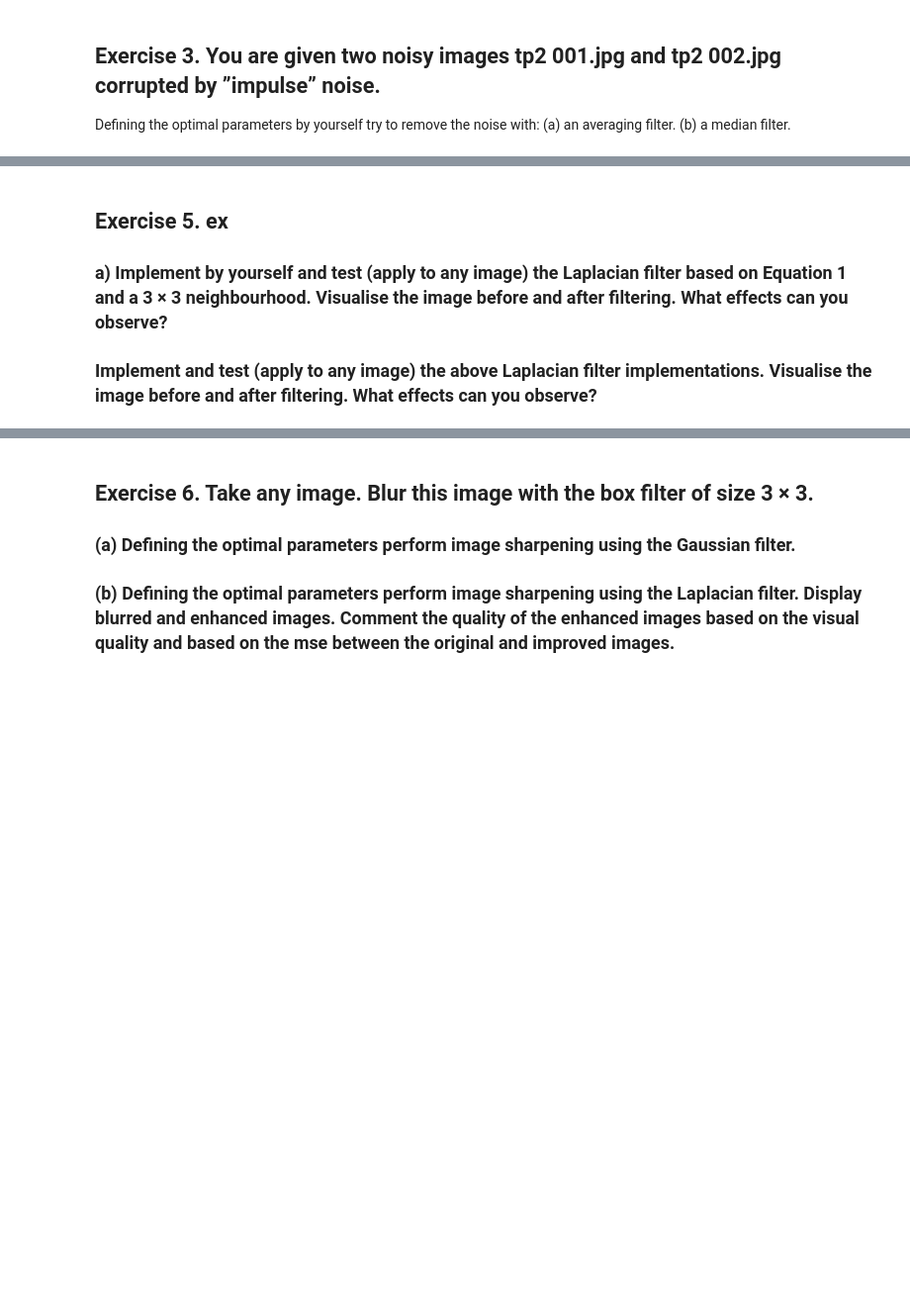
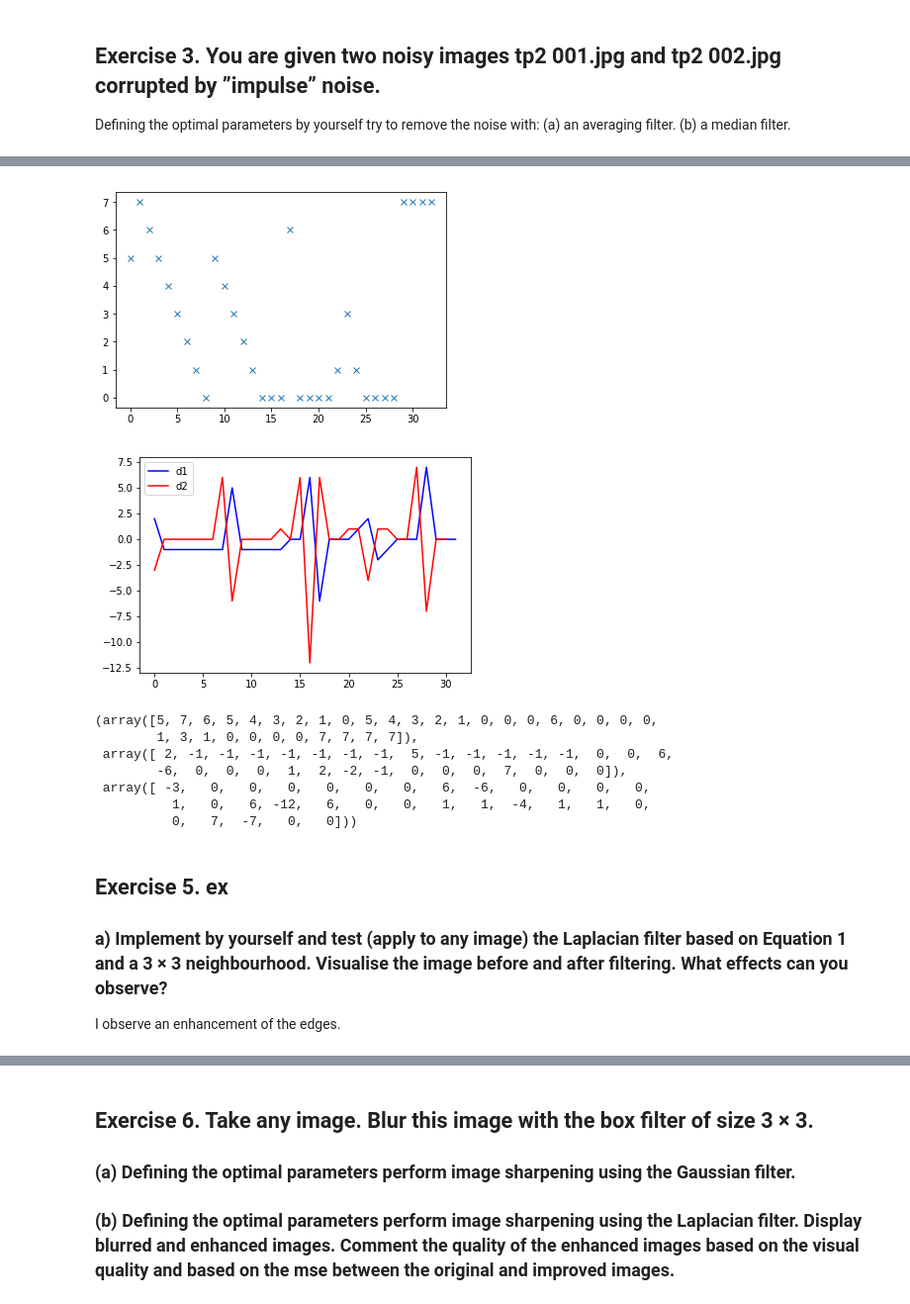
Before and after one commit to partizanos/advanced_image_processing, a Jupyter notebook: AIP_TP2.ipynb, the cells around one changed output, grey strips where cells are left out. Shown at 99% size. Drawn from its saved outputs; the diff is of its cells as text; code cells hidden in the pictures; blank space fills up the shorter version.

```diff
--- a/AIP_TP2.ipynb
+++ b/AIP_TP2.ipynb
@@ -193,5 +213,29 @@ x = [5, 7, 6, 5, 4, 3, 2, 1, 0, 5, 4, 3, 2, 1, 0, 0, 0, 6, 0, 0, 0, 0, 1, 3, 1,
+# %%
+x = [5, 7, 6, 5, 4, 3, 2, 1, 0, 5, 4, 3, 2, 1, 0, 0, 0, 6, 0, 0, 0, 0, 1, 3, 1, 0, 0, 0, 0, 7, 7, 7, 7]
+x = np.array(x)
+
+d1 = x[1:] - x[0:-1]
+d2 = x[2:] + x[0:-2] - 2* x[1:-1]
+plt.plot(x, "x");plt.show()
+# plt.plot(d1, "bx");
+plt.plot(d1, "b");
+# plt.plot(d2, "ro");
+plt.plot(d2, "r");
+plt.legend(["d1","d2"]);plt.show()
+x, d1, d2
+# %% [output]
+[figure, added]
+[figure, added]
+(array([5, 7, 6, 5, 4, 3, 2, 1, 0, 5, 4, 3, 2, 1, 0, 0, 0, 6, 0, 0, 0, 0,
+        1, 3, 1, 0, 0, 0, 0, 7, 7, 7, 7]),
+ array([ 2, -1, -1, -1, -1, -1, -1, -1,  5, -1, -1, -1, -1, -1,  0,  0,  6,
+        -6,  0,  0,  0,  1,  2, -2, -1,  0,  0,  0,  7,  0,  0,  0]),
+ array([ -3,   0,   0,   0,   0,   0,   0,   6,  -6,   0,   0,   0,   0,
+          1,   0,   6, -12,   6,   0,   0,   1,   1,  -4,   1,   1,   0,
+          0,   7,  -7,   0,   0]))
 # %% [markdown]
 ## Exercise 5. ex
 ### a) Implement by yourself and test (apply to any image) the Laplacian filter based on Equation 1 and a 3 × 3 neighbourhood. Visualise the image before and after filtering. What effects can you observe?
 
-### Implement and test (apply to any image) the above Laplacian filter implementations. Visualise the image before and after filtering. What effects can you observe?
+
+I observe an enhancement of the edges.
```
Also changed, not shown: parts of 11 cells of this notebook.
